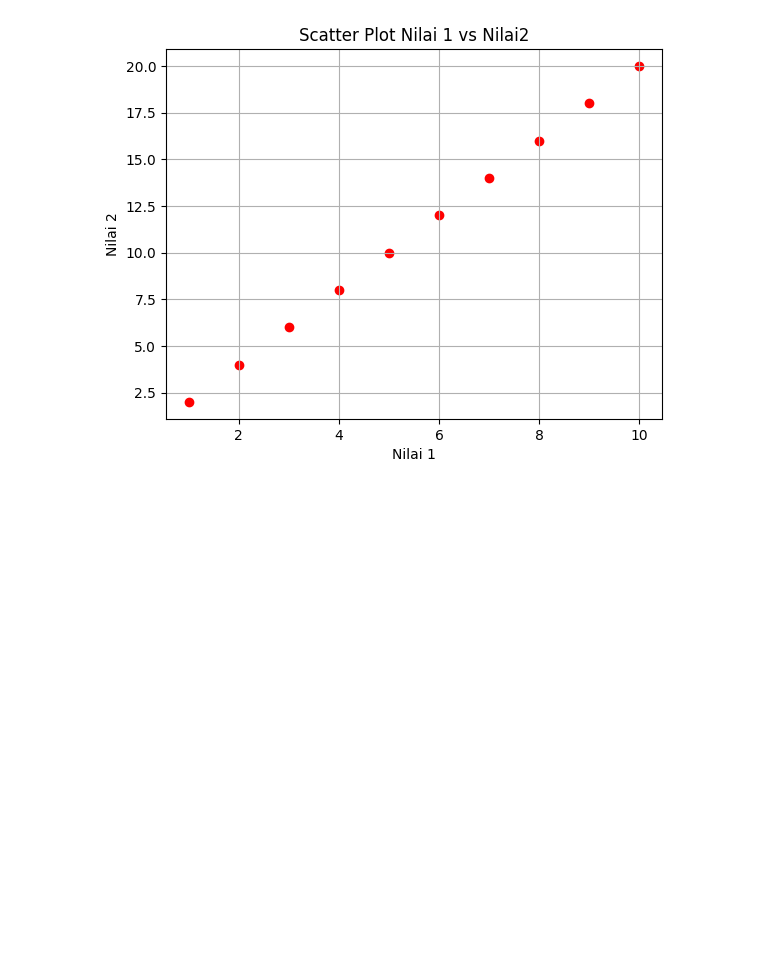
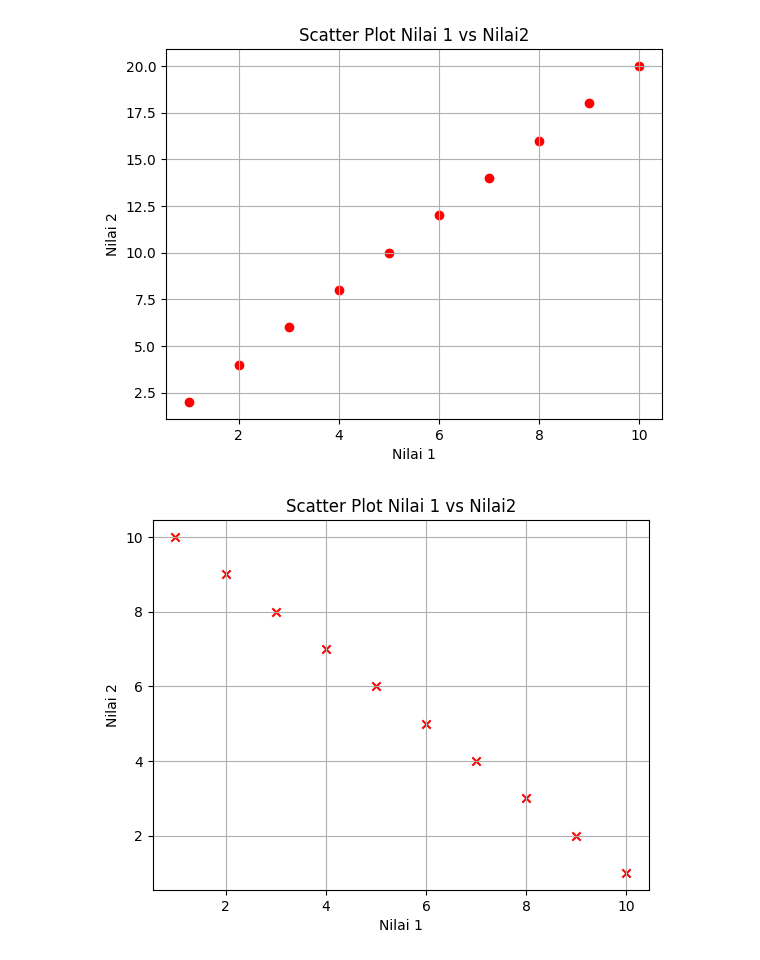
Before and after one commit to sttnf/machine-learning, a Jupyter notebook: PERTEMUAN 2/PRAKTIKUM/NOTEBOOKS/main.ipynb, the cells around one changed output. Cells and saved outputs as stored; diff of their text form; code cells hidden in the pictures; blank space fills up the shorter version.

```diff
--- a/PERTEMUAN 2/PRAKTIKUM/NOTEBOOKS/main.ipynb
+++ b/PERTEMUAN 2/PRAKTIKUM/NOTEBOOKS/main.ipynb
@@ -108,3 +111,22 @@ plt.grid(True)
 plt.show()
 # %% [output]
 [figure]
+# %%
+data = {
+    'Nilai 1': [1, 2, 3, 4, 5, 6, 7, 8, 9, 10],
+    'Nilai 2': [10, 9, 8, 7, 6, 5, 4, 3, 2, 1]
+}
+
+df2 = pd.DataFrame(data)
+
+plt.scatter(df2['Nilai 1'], df2['Nilai 2'], color='red', marker='x')
+
+plt.title("Scatter Plot Nilai 1 vs Nilai2")
+plt.xlabel("Nilai 1")
+plt.ylabel("Nilai 2")
+
+plt.grid(True)
+
+plt.show()
+# %% [output]
+[figure, added]
```
Also changed, not shown: parts of 1 cell of this notebook, 3 other files.
